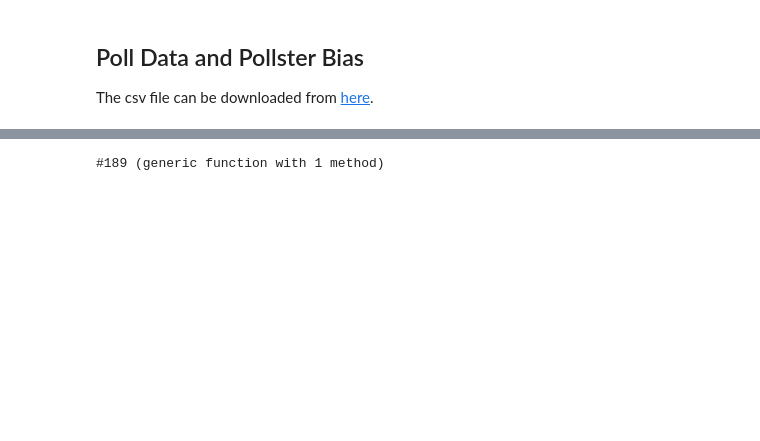
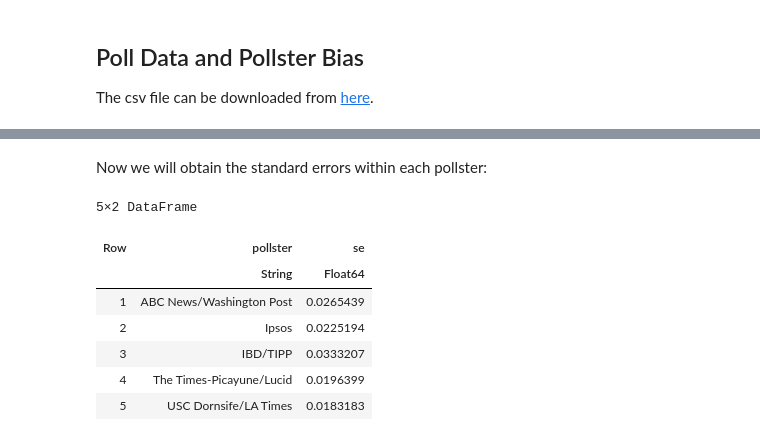
Before and after one commit to LoreleiPenn/Data-Science---Inference-and-modeling-with-Julia, a Jupyter notebook: 4. Statistical Models.ipynb, the cells around one changed output, grey strips where cells are left out. Drawn from its saved outputs; the diff is of its cells as text; code cells hidden in the pictures; blank space fills up the shorter version.

```diff
--- a/4. Statistical Models.ipynb
+++ b/4. Statistical Models.ipynb
@@ -178,7 +170,15 @@ ArgumentError: ArgumentError: column name :spread not found in the data frame
-# %%
-groupby(polls, :pollster) |>
-    g -> combine(g, nrow => :count) |>
-    g -> filter(row -> row[:count] >= 6, g)
-    g -> combine(polls, g)
-# %% [output]
-#189 (generic function with 1 method)
+# %% [markdown]
+Now we will obtain the standard errors within each pollster:
+# %%
+groupby(polls, :pollster) |>
+    grouped -> filter(subDf -> nrow(subDf) >= 6, grouped) |>
+    grouped -> combine(grouped, :samplesize => (s -> 2 * sqrt(p̂ * (1 - p̂) / median(s))) => :se)
+# %% [output]
+5×2 DataFrame
+| Row | pollster | se |
+|  | String | Float64 |
+| 1 | ABC News/Washington Post | 0.0265439 |
+| 2 | Ipsos | 0.0225194 |
+| 3 | IBD/TIPP | 0.0333207 |
+| 4 | The Times-Picayune/Lucid | 0.0196399 |
+| 5 | USC Dornsife/LA Times | 0.0183183 |
```
Also changed, not shown: parts of 15 cells of this notebook.
